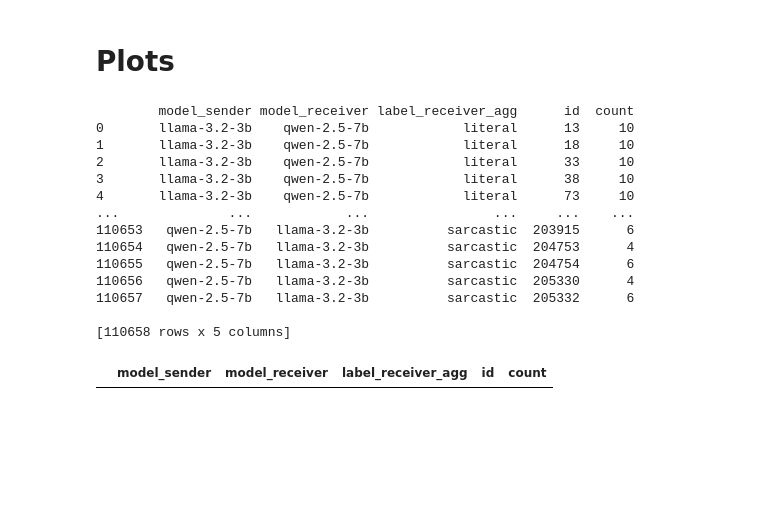
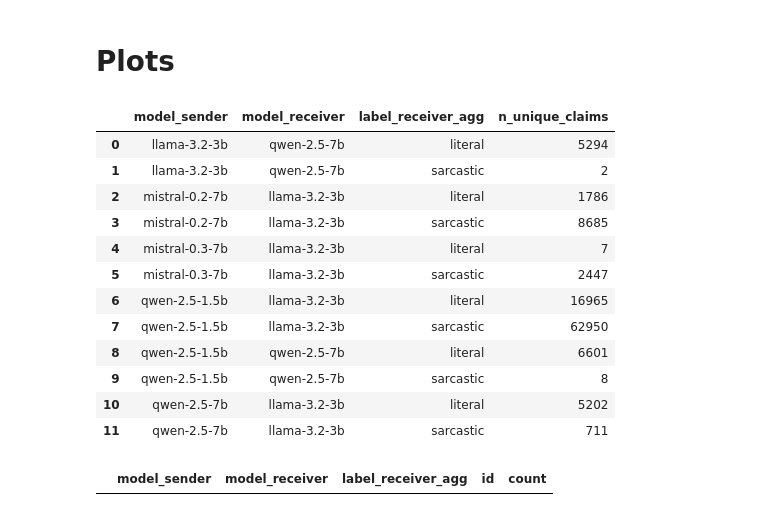
Before and after one commit to mariehaahr/mas, a Jupyter notebook: analysis.ipynb, the cells around one changed output. Saved outputs shown, nothing was run; the diff lists cells and outputs as text; code cells hidden in the pictures; blank space fills up the shorter version.

```diff
--- a/analysis.ipynb
+++ b/analysis.ipynb
@@ -449,22 +449,21 @@ qwen-2.5-7b & 95.30 \\
 # %%
 heatmap_df = pd.read_csv('results/input-r2-claim-count.csv')
 # %%
-print(heatmap_df)
+heatmap_df
 # %% [output]
-        model_sender model_receiver label_receiver_agg      id  count
-0       llama-3.2-3b    qwen-2.5-7b            literal      13     10
-1       llama-3.2-3b    qwen-2.5-7b            literal      18     10
-2       llama-3.2-3b    qwen-2.5-7b            literal      33     10
-3       llama-3.2-3b    qwen-2.5-7b            literal      38     10
-4       llama-3.2-3b    qwen-2.5-7b            literal      73     10
-...              ...            ...                ...     ...    ...
-110653   qwen-2.5-7b   llama-3.2-3b          sarcastic  203915      6
-110654   qwen-2.5-7b   llama-3.2-3b          sarcastic  204753      4
-110655   qwen-2.5-7b   llama-3.2-3b          sarcastic  204754      6
-110656   qwen-2.5-7b   llama-3.2-3b          sarcastic  205330      4
-110657   qwen-2.5-7b   llama-3.2-3b          sarcastic  205332      6
-
-[110658 rows x 5 columns]
+|  | model_sender | model_receiver | label_receiver_agg | n_unique_claims |
+| 0 | llama-3.2-3b | qwen-2.5-7b | literal | 5294 |
+| 1 | llama-3.2-3b | qwen-2.5-7b | sarcastic | 2 |
+| 2 | mistral-0.2-7b | llama-3.2-3b | literal | 1786 |
+| 3 | mistral-0.2-7b | llama-3.2-3b | sarcastic | 8685 |
+| 4 | mistral-0.3-7b | llama-3.2-3b | literal | 7 |
+| 5 | mistral-0.3-7b | llama-3.2-3b | sarcastic | 2447 |
+| 6 | qwen-2.5-1.5b | llama-3.2-3b | literal | 16965 |
+| 7 | qwen-2.5-1.5b | llama-3.2-3b | sarcastic | 62950 |
+| 8 | qwen-2.5-1.5b | qwen-2.5-7b | literal | 6601 |
+| 9 | qwen-2.5-1.5b | qwen-2.5-7b | sarcastic | 8 |
+| 10 | qwen-2.5-7b | llama-3.2-3b | literal | 5202 |
+| 11 | qwen-2.5-7b | llama-3.2-3b | sarcastic | 711 |
 # %%
 heatmap_df[(heatmap_df['model_receiver'] == 'qwen-2.5-1.5b') & (heatmap_df['model_sender'] == 'mistral-0.3-7b')]
 # %% [output]
```
Also changed, not shown: 1 other file.
